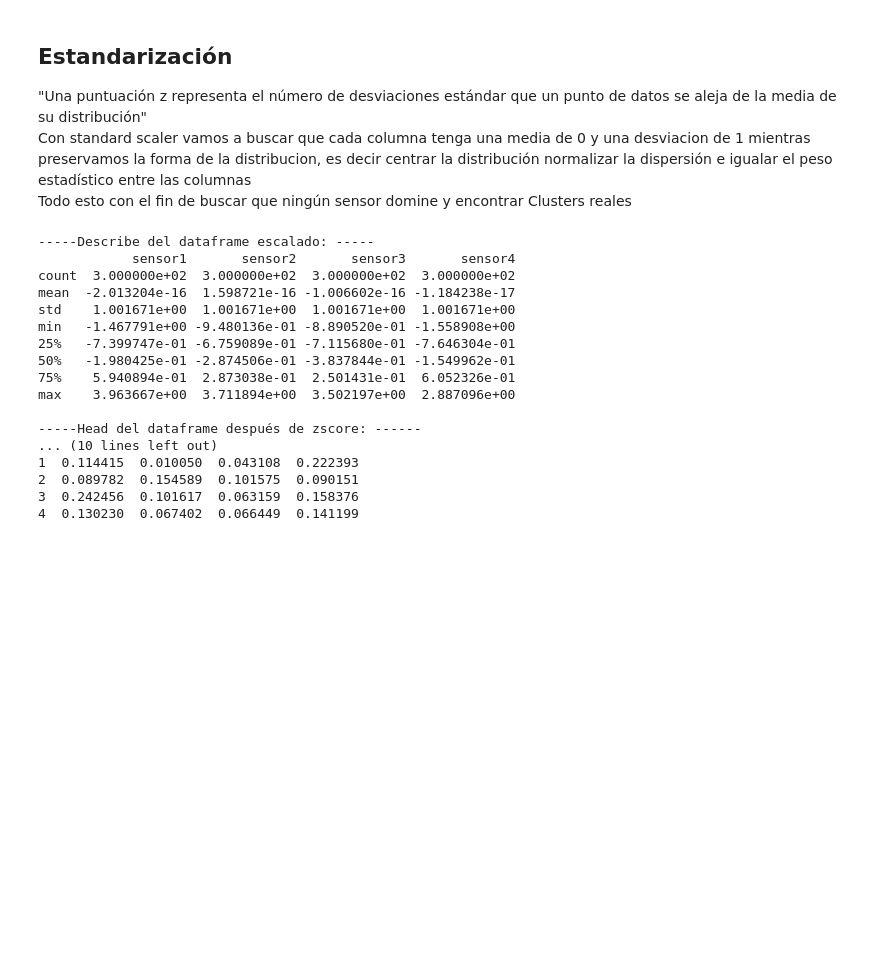
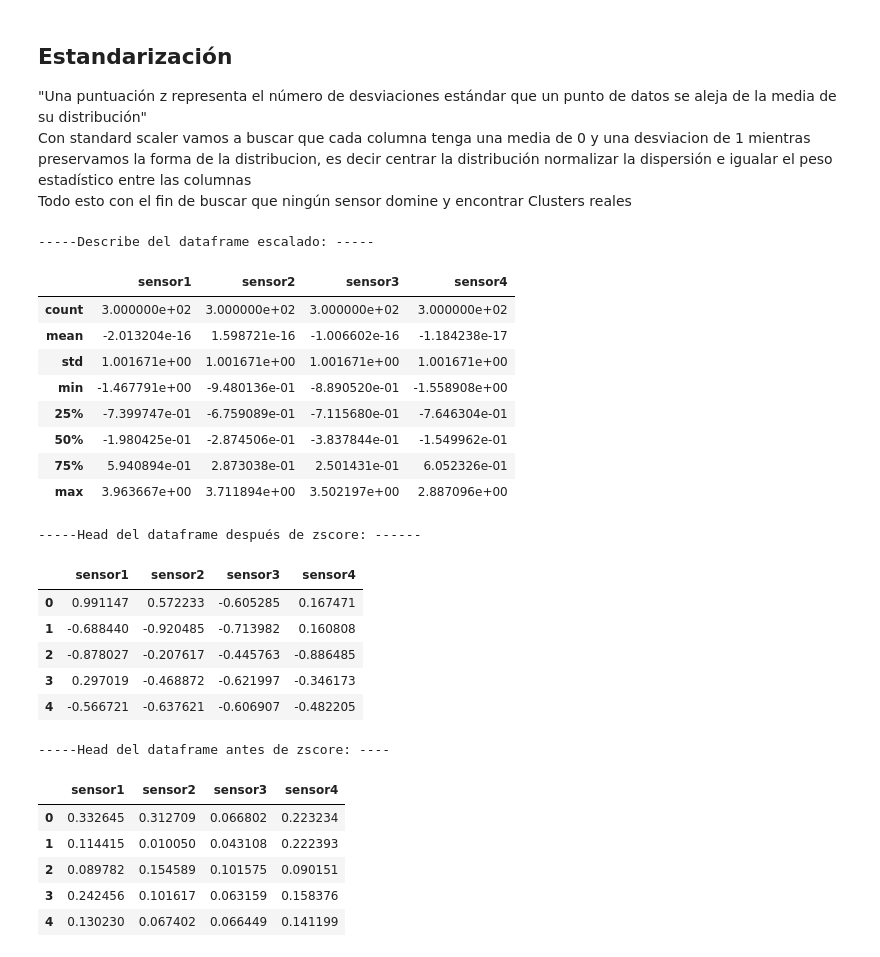
Before and after one commit to LeoGAR55/MD-1958, a Jupyter notebook: main.ipynb, the cells around one changed output. Drawn from its saved outputs; the diff is of its cells as text; code cells hidden in the pictures; blank space fills up the shorter version.

```diff
--- a/main.ipynb
+++ b/main.ipynb
@@ -203,27 +203,37 @@ Todo esto con el fin de buscar que ningún sensor domine y encontrar Clusters re
 # %%
 std_scaler = StandardScaler()
 df_zscore = std_scaler.fit_transform(df)
-df_zscore  = pd.DataFrame(df_zscore , columns=df.columns)
-print("-----Describe del dataframe escalado: -----\n" + str(df_zscore .describe())+ "\n")
-print("-----Head del dataframe después de zscore: ------\n"+ str(df_zscore .head(5))+ "\n")
-print("-----Head del dataframe antes de zscore: ----\n"+ str(df.head(5)) + "\n")
+df_zscore = pd.DataFrame(df_zscore , columns=df.columns)
+print("-----Describe del dataframe escalado: -----")
+display(df_zscore .describe())
+print("-----Head del dataframe después de zscore: ------")
+display(df_zscore .head(5))
+print("-----Head del dataframe antes de zscore: ----")
+display(df.head(5))
 # %% [output]
 -----Describe del dataframe escalado: -----
-            sensor1       sensor2       sensor3       sensor4
-count  3.000000e+02  3.000000e+02  3.000000e+02  3.000000e+02
-mean  -2.013204e-16  1.598721e-16 -1.006602e-16 -1.184238e-17
-std    1.001671e+00  1.001671e+00  1.001671e+00  1.001671e+00
-min   -1.467791e+00 -9.480136e-01 -8.890520e-01 -1.558908e+00
-25%   -7.399747e-01 -6.759089e-01 -7.115680e-01 -7.646304e-01
-50%   -1.980425e-01 -2.874506e-01 -3.837844e-01 -1.549962e-01
-75%    5.940894e-01  2.873038e-01  2.501431e-01  6.052326e-01
-max    3.963667e+00  3.711894e+00  3.502197e+00  2.887096e+00
-
------Head del dataframe después de zscore: ------
-... (10 lines left out)
-1  0.114415  0.010050  0.043108  0.222393
-2  0.089782  0.154589  0.101575  0.090151
-3  0.242456  0.101617  0.063159  0.158376
-4  0.130230  0.067402  0.066449  0.141199
+|  | sensor1 | sensor2 | sensor3 | sensor4 |
+| count | 3.000000e+02 | 3.000000e+02 | 3.000000e+02 | 3.000000e+02 |
+| mean | -2.013204e-16 | 1.598721e-16 | -1.006602e-16 | -1.184238e-17 |
+| std | 1.001671e+00 | 1.001671e+00 | 1.001671e+00 | 1.001671e+00 |
+| min | -1.467791e+00 | -9.480136e-01 | -8.890520e-01 | -1.558908e+00 |
+| 25% | -7.399747e-01 | -6.759089e-01 | -7.115680e-01 | -7.646304e-01 |
+| 50% | -1.980425e-01 | -2.874506e-01 | -3.837844e-01 | -1.549962e-01 |
+| 75% | 5.940894e-01 | 2.873038e-01 | 2.501431e-01 | 6.052326e-01 |
+| max | 3.963667e+00 | 3.711894e+00 | 3.502197e+00 | 2.887096e+00 |
+-----Head del dataframe después de zscore: ------
+|  | sensor1 | sensor2 | sensor3 | sensor4 |
+| 0 | 0.991147 | 0.572233 | -0.605285 | 0.167471 |
+| 1 | -0.688440 | -0.920485 | -0.713982 | 0.160808 |
+| 2 | -0.878027 | -0.207617 | -0.445763 | -0.886485 |
+| 3 | 0.297019 | -0.468872 | -0.621997 | -0.346173 |
+| 4 | -0.566721 | -0.637621 | -0.606907 | -0.482205 |
+-----Head del dataframe antes de zscore: ----
+|  | sensor1 | sensor2 | sensor3 | sensor4 |
+| 0 | 0.332645 | 0.312709 | 0.066802 | 0.223234 |
+| 1 | 0.114415 | 0.010050 | 0.043108 | 0.222393 |
+| 2 | 0.089782 | 0.154589 | 0.101575 | 0.090151 |
+| 3 | 0.242456 | 0.101617 | 0.063159 | 0.158376 |
+| 4 | 0.130230 | 0.067402 | 0.066449 | 0.141199 |
 # %% [markdown]
 ## Transformación log
```
Also changed, not shown: parts of 9 cells of this notebook.
